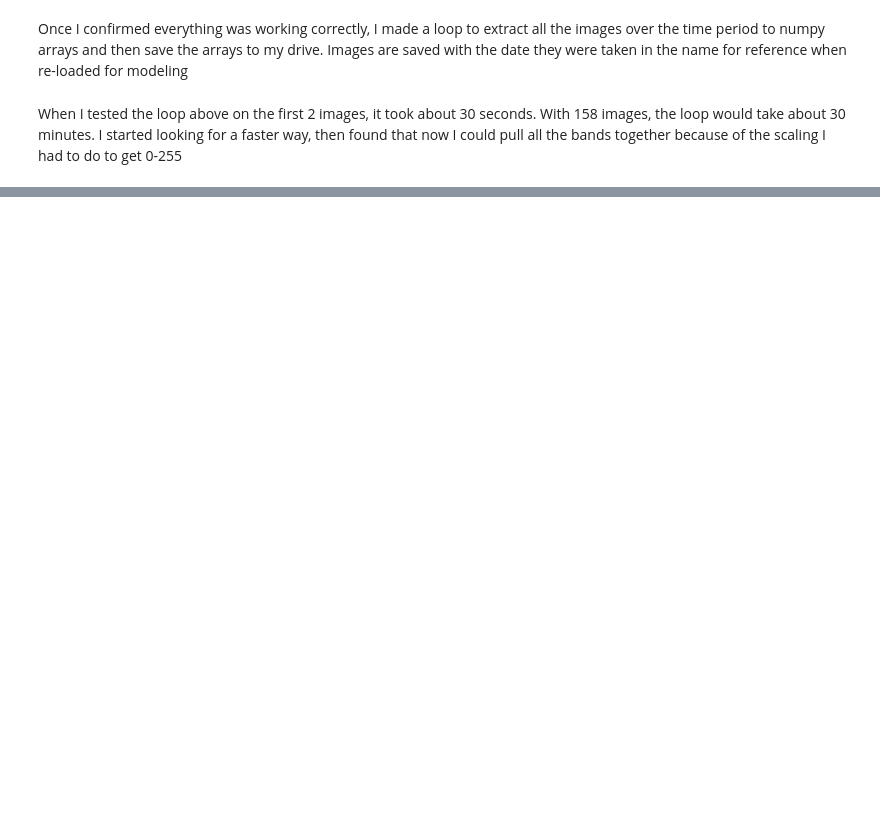
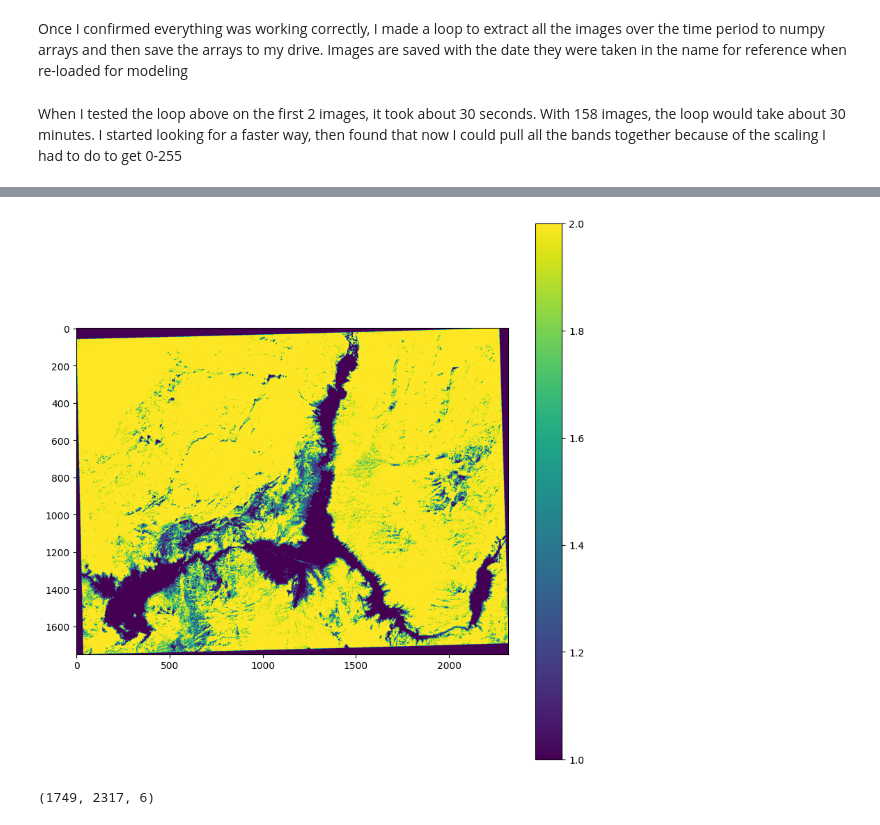
Before and after one commit to enscully/AWS_Geospatial, a Jupyter notebook: Lake_Mead_Clean.ipynb, the cells around one changed output, grey strips where cells are left out. Cells and saved outputs as stored; diff of their text form; code cells hidden in the pictures; blank space fills up the shorter version.

```diff
--- a/Lake_Mead_Clean.ipynb
+++ b/Lake_Mead_Clean.ipynb
@@ -300,0 +398,12 @@ plt.show()
+# %%
+NDBI_new = np.copy(NDBI)
+# %%
+NDBI_new[(NDBI <= 0)] = 1 # non-urban
+NDBI_new[(NDBI > 0)] = 2 # urban
+# %%
+plt.figure(figsize = (10,10))
+plt.imshow(NDBI_new)
+plt.colorbar()
+plt.show()
+# %% [output]
+[figure, added]
@@ -300,0 +426,4 @@ plt.show()
+# %%
+img_1.shape
+# %% [output]
+(1749, 2317, 6)
```
Also changed, not shown: parts of 44 cells of this notebook.
